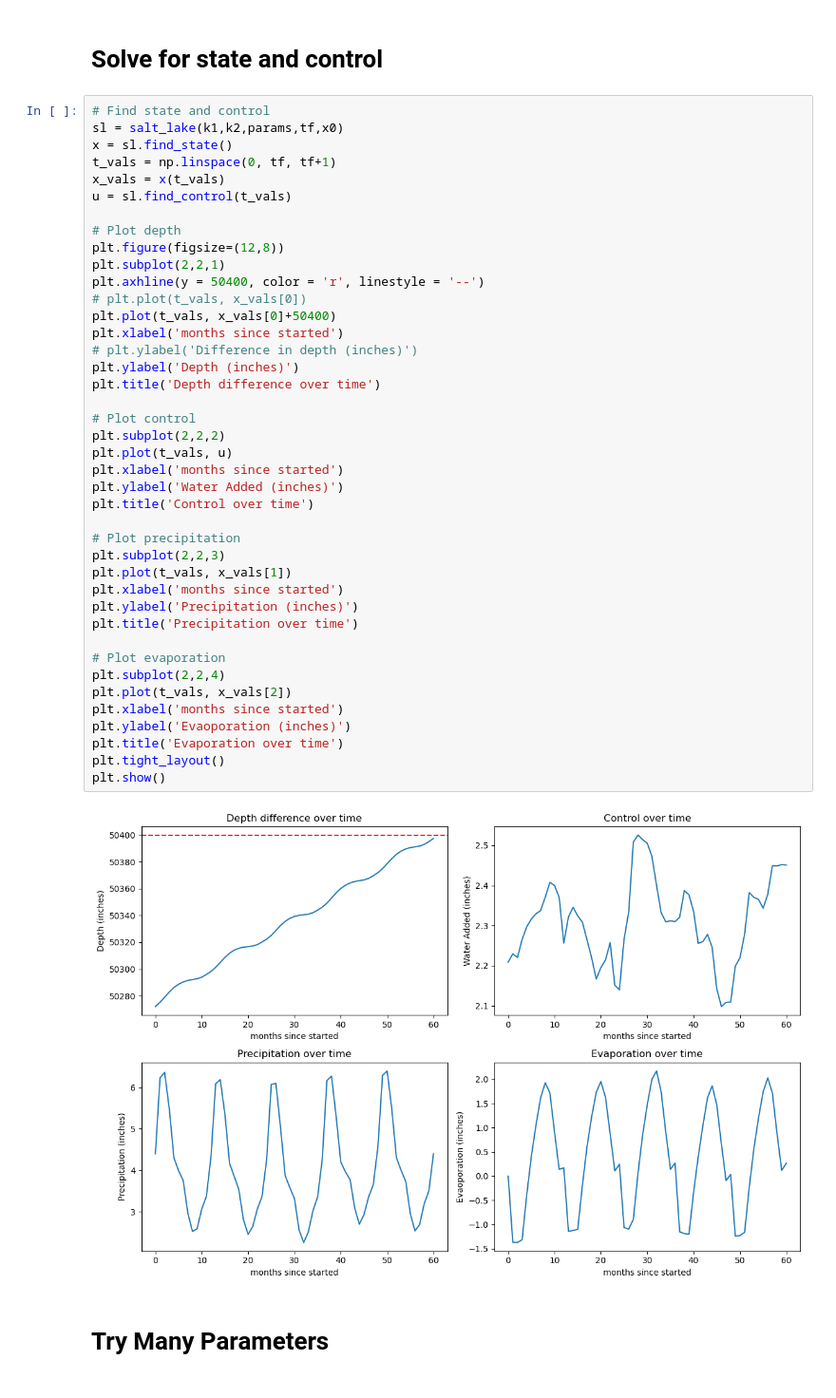
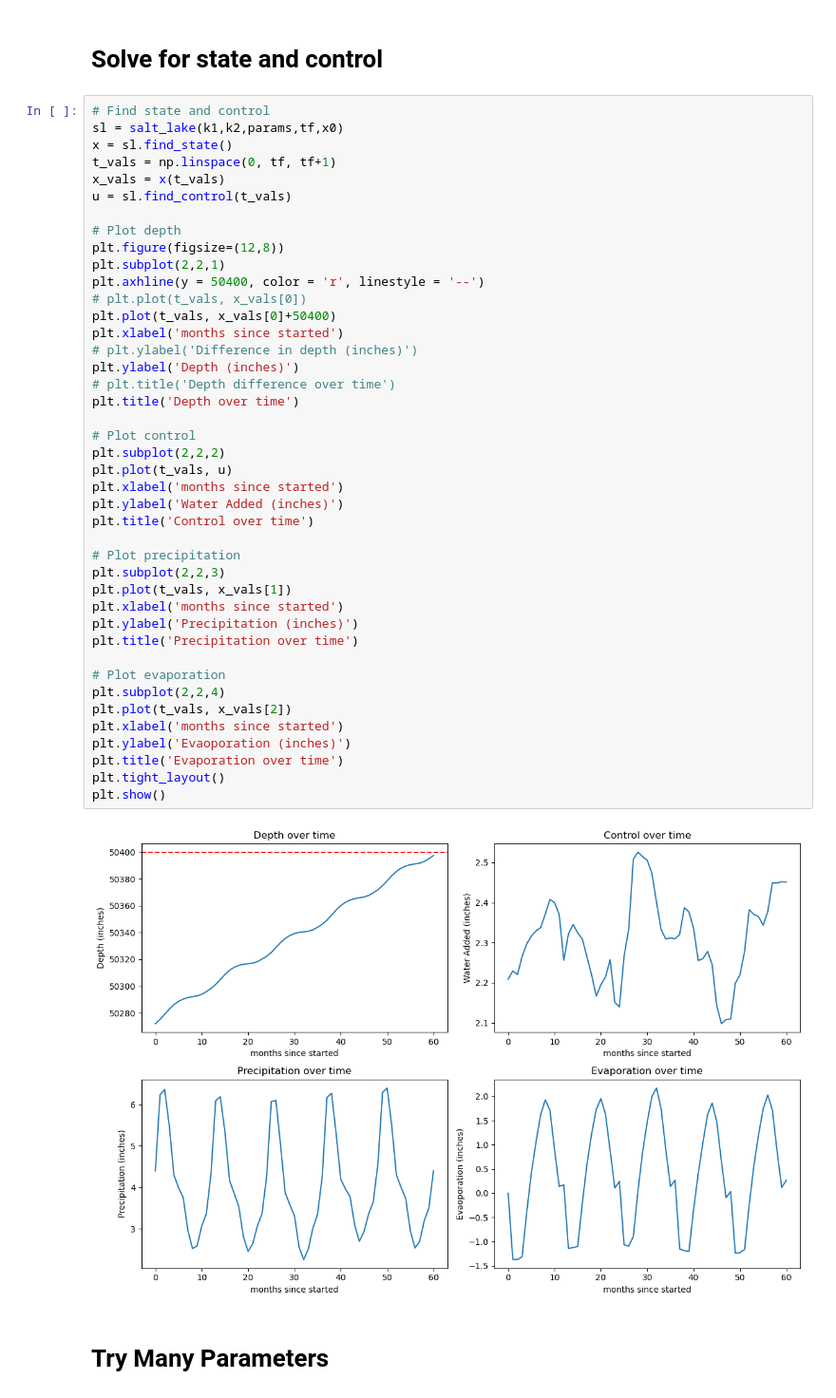
Before and after one commit to chloe-engler-hart/vol4_project, a Jupyter notebook: Scripts/LQR_depth_diff(better_method).ipynb, the cells around one changed output. Shown at 95% size. Saved outputs shown, nothing was run; the diff lists cells and outputs as text.

Commit message:
title changes

```diff
--- a/Scripts/LQR_depth_diff(better_method).ipynb
+++ b/Scripts/LQR_depth_diff(better_method).ipynb
@@ -190,35 +190,36 @@ plt.subplot(2,2,1)
 plt.axhline(y = 50400, color = 'r', linestyle = '--')
 # plt.plot(t_vals, x_vals[0])
 plt.plot(t_vals, x_vals[0]+50400)
 plt.xlabel('months since started')
 # plt.ylabel('Difference in depth (inches)')
 plt.ylabel('Depth (inches)')
-plt.title('Depth difference over time')
+# plt.title('Depth difference over time')
+plt.title('Depth over time')
 
 # Plot control
 plt.subplot(2,2,2)
 plt.plot(t_vals, u)
 plt.xlabel('months since started')
 plt.ylabel('Water Added (inches)')
 plt.title('Control over time')
 
 # Plot precipitation
 plt.subplot(2,2,3)
 plt.plot(t_vals, x_vals[1])
 plt.xlabel('months since started')
 plt.ylabel('Precipitation (inches)')
 plt.title('Precipitation over time')
 
 # Plot evaporation
 plt.subplot(2,2,4)
 plt.plot(t_vals, x_vals[2])
 plt.xlabel('months since started')
 plt.ylabel('Evaoporation (inches)')
 plt.title('Evaporation over time')
 plt.tight_layout()
 plt.show()
 # %% [output]
-[figure, old version]
+[figure, new version]
 # %% [markdown]
 # Try Many Parameters
 # %%
```
Also changed, not shown: parts of 1 cell of this notebook.
